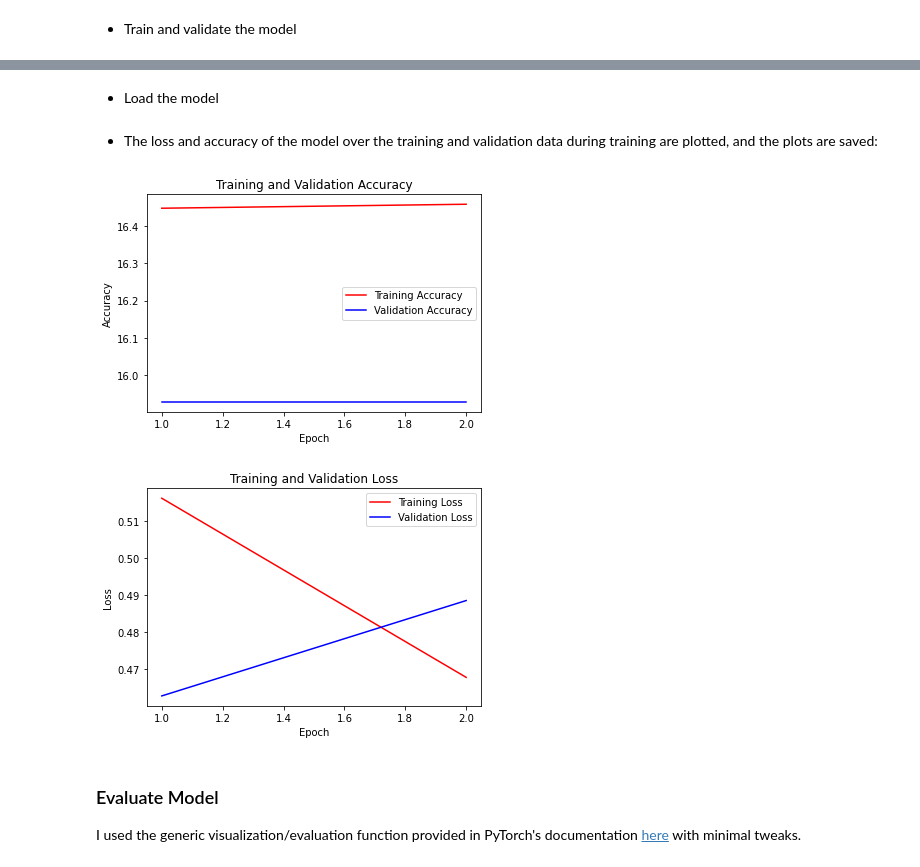
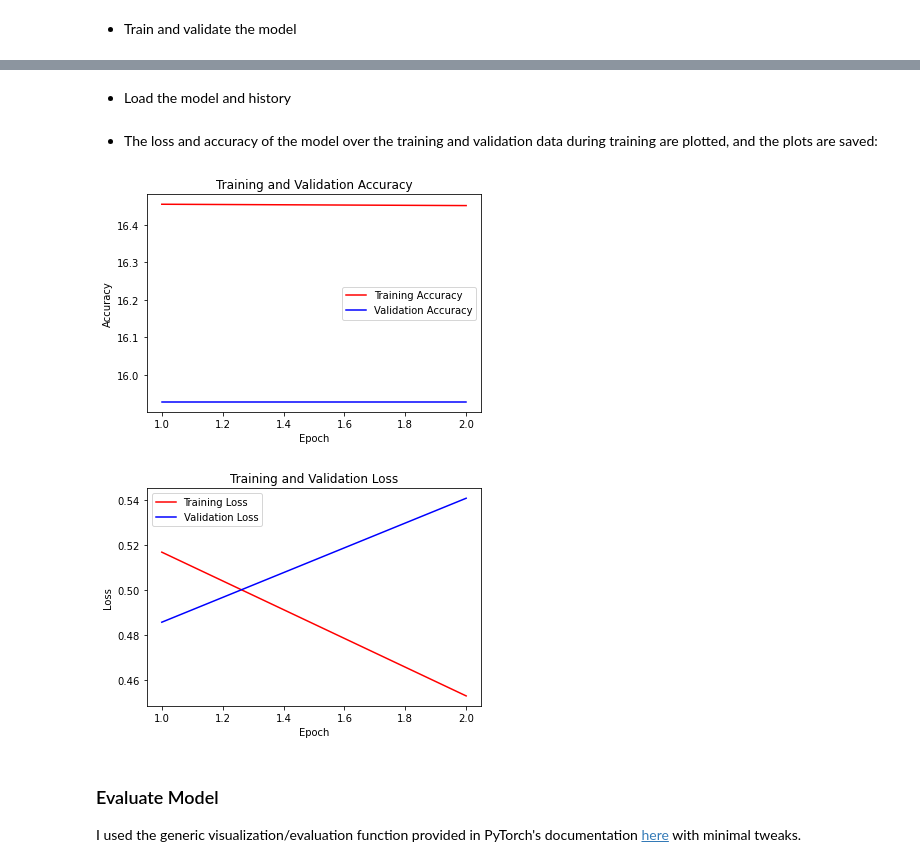
Before and after one commit to TyroneWilkinson/AttentionMonitoring, a Jupyter notebook: PyTorch/Attention Monitoring with PyTorch.ipynb, the cells around one changed output, grey strips where cells are left out. Saved outputs shown, nothing was run; the diff lists cells and outputs as text; code cells hidden in the pictures.

```diff
--- a/PyTorch/Attention Monitoring with PyTorch.ipynb
+++ b/PyTorch/Attention Monitoring with PyTorch.ipynb
@@ -491,5 +491,5 @@ torch.save(model1.state_dict(), './resnext101/model1/weights.h5')
 # %% [markdown]
-- Load the model
+- Load the model and history
 # %%
 model1_1 = Resnext101(pretrained=True)
 model1_1.fc = nn.Sequential(
@@ -501,40 +501,42 @@ model1_1.fc = nn.Sequential(
             nn.Sigmoid())
 model1_1.load_state_dict(torch.load('./resnext101/model1/weights.h5'))
 model1_1 = model1_1.to(device)
+# %%
+history1_1 = torch.load('./resnext101/model1/history.json')
 # %% [markdown]
 - The loss and accuracy of the model over the training and validation data during training are plotted, and the plots are saved:
 # %%
 %matplotlib inline
 import matplotlib.pyplot as plt
 
-train_acc = history['train_acc']
-train_loss = history['train_loss']
-val_acc = history['val_acc']
-val_loss = history['val_loss']
+train_acc = history1_1['train_acc']
+train_loss = history1_1['train_loss']
+val_acc = history1_1['val_acc']
+val_loss = history1_1['val_loss']
 
 epochs = range(1,num_epochs+1)
 
 plt.plot(epochs, train_acc, 'r', label='Training Accuracy')
 plt.plot(epochs, val_acc, 'b', label='Validation Accuracy')
 plt.title('Training and Validation Accuracy')
 plt.xlabel("Epoch")
 plt.ylabel("Accuracy")
 plt.legend()
 plt.savefig('./resnext101/model1/graphs/Accuracy1.jpg')
 plt.figure()
 
 plt.plot(epochs, train_loss, 'r', label='Training Loss')
 plt.plot(epochs, val_loss, 'b', label='Validation Loss')
 plt.title('Training and Validation Loss')
 plt.xlabel("Epoch")
 plt.ylabel("Loss")
 plt.legend()
 plt.savefig('./resnext101/model1/graphs/Loss1.jpg')
 
 plt.show()
 # %% [output]
-[figure, old version]
+[figure, new version]
-[figure, old version]
+[figure, new version]
 # %% [markdown]
 ### Evaluate Model
 I used the generic visualization/evaluation function provided in PyTorch's documentation [here](https://pytorch.org/tutorials/beginner/transfer_learning_tutorial.html#visualizing-the-model-predictions) with minimal tweaks.
```
Also changed, not shown: parts of 14 cells of this notebook.
